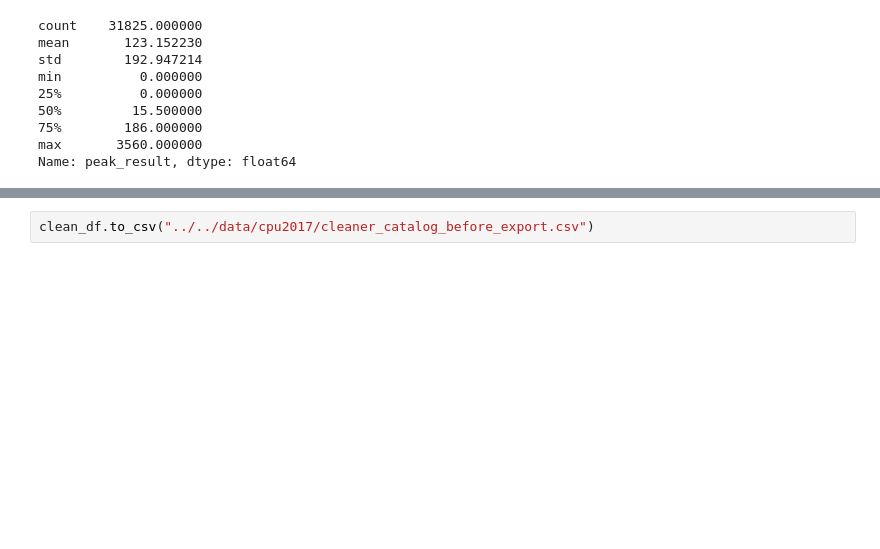
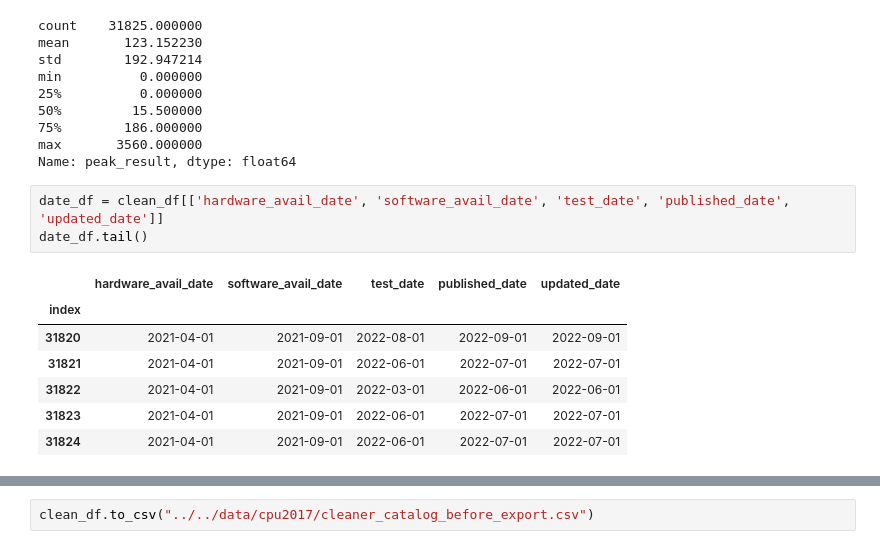
Before and after one commit to lovelynewlife/SPECMiddleOffice, a Jupyter notebook: transform/notebooks/cpu2017/catalog.ipynb, the cells around one changed output, grey strips where cells are left out. Saved outputs shown, nothing was run; the diff lists cells and outputs as text; blank space fills up the shorter version.

```diff
--- a/transform/notebooks/cpu2017/catalog.ipynb
+++ b/transform/notebooks/cpu2017/catalog.ipynb
@@ -795,3 +790,14 @@ min          0.000000
 75%        186.000000
 max       3560.000000
 Name: peak_result, dtype: float64
+# %%
+date_df = clean_df[['hardware_avail_date', 'software_avail_date', 'test_date', 'published_date', 'updated_date']]
+date_df.tail()
+# %% [output]
+|  | hardware_avail_date | software_avail_date | test_date | published_date | updated_date |
+| index |  |  |  |  |  |
+| 31820 | 2021-04-01 | 2021-09-01 | 2022-08-01 | 2022-09-01 | 2022-09-01 |
+| 31821 | 2021-04-01 | 2021-09-01 | 2022-06-01 | 2022-07-01 | 2022-07-01 |
+| 31822 | 2021-04-01 | 2021-09-01 | 2022-03-01 | 2022-06-01 | 2022-06-01 |
+| 31823 | 2021-04-01 | 2021-09-01 | 2022-06-01 | 2022-07-01 | 2022-07-01 |
+| 31824 | 2021-04-01 | 2021-09-01 | 2022-06-01 | 2022-07-01 | 2022-07-01 |
```
Also changed, not shown: parts of 4 cells of this notebook, 2 other files.
